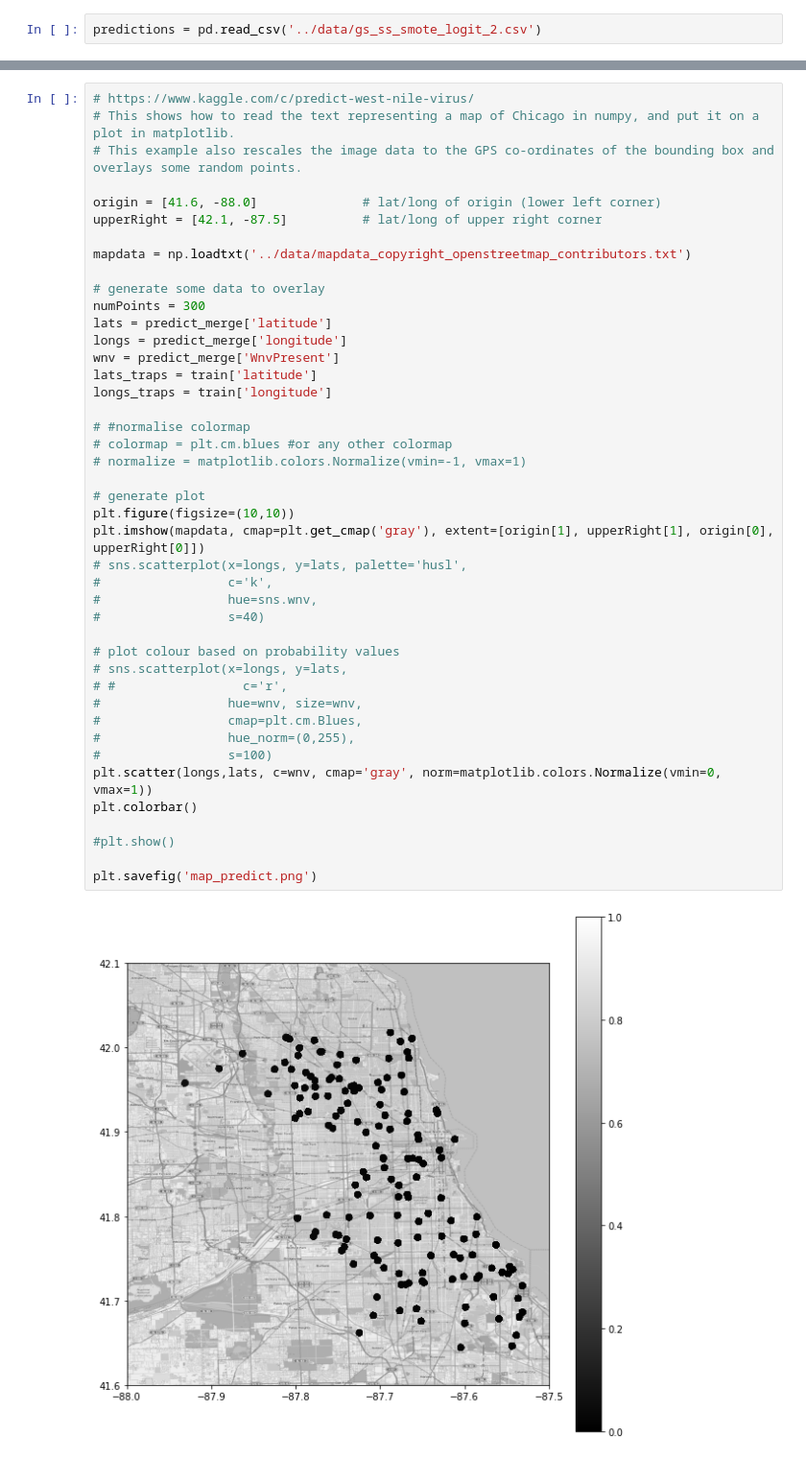
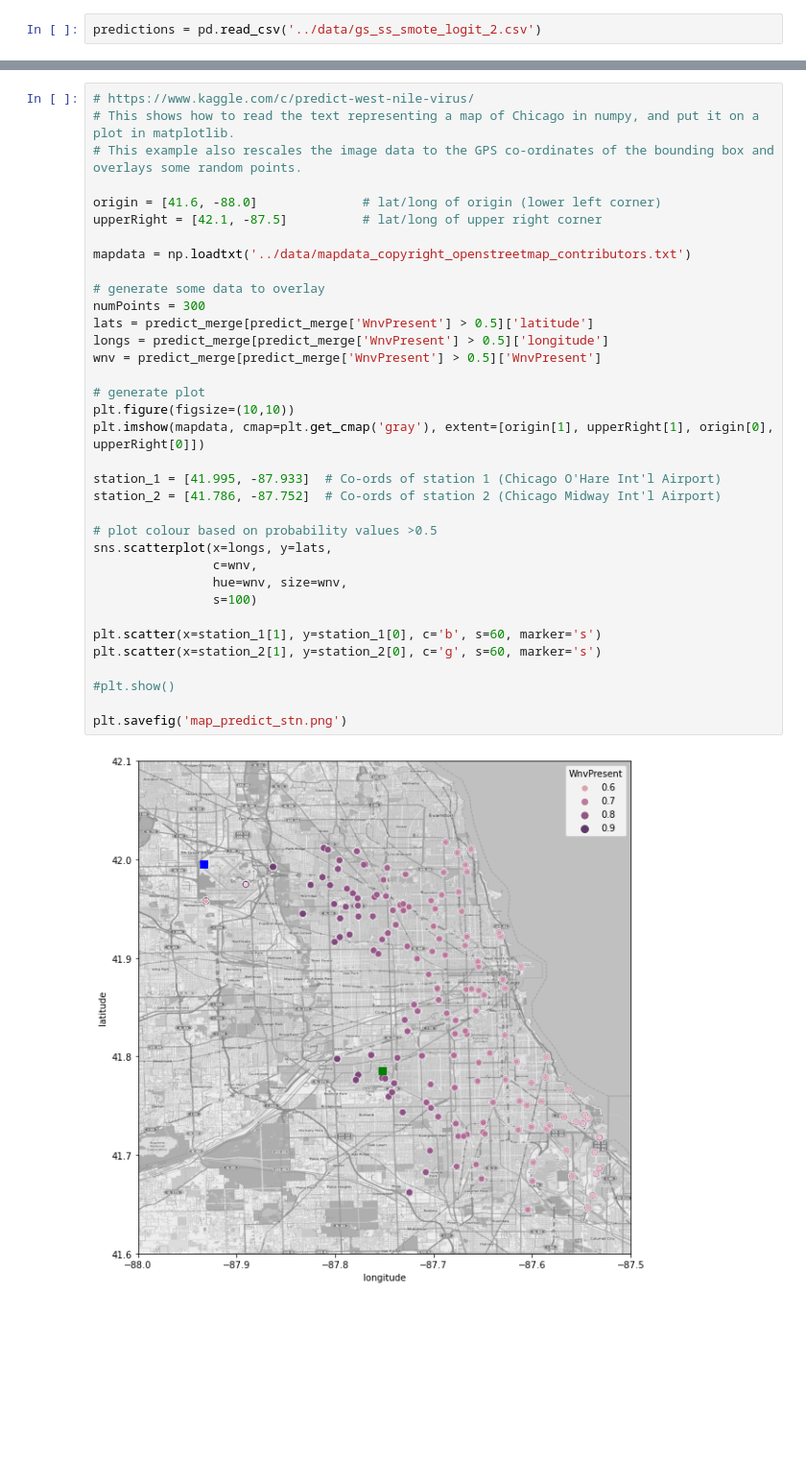
Before and after one commit to doscsy12/west-nile-virus, a Jupyter notebook: code/Preprocessing_model_tuning.ipynb, the cells around one changed output, grey strips where cells are left out. Shown at 96% size. Saved outputs shown, nothing was run; the diff lists cells and outputs as text; blank space fills up the shorter version.

```diff
--- a/code/Preprocessing_model_tuning.ipynb
+++ b/code/Preprocessing_model_tuning.ipynb
@@ -926,46 +1260,38 @@ predict_merge['longitude'].plot()
 # %%
 # https://www.kaggle.com/c/predict-west-nile-virus/
 # This shows how to read the text representing a map of Chicago in numpy, and put it on a plot in matplotlib.
 # This example also rescales the image data to the GPS co-ordinates of the bounding box and overlays some random points.
 
 origin = [41.6, -88.0]              # lat/long of origin (lower left corner)
 upperRight = [42.1, -87.5]          # lat/long of upper right corner
 
 mapdata = np.loadtxt('../data/mapdata_copyright_openstreetmap_contributors.txt')
 
 # generate some data to overlay
 numPoints = 300
-lats = predict_merge['latitude']
-longs = predict_merge['longitude']
-wnv = predict_merge['WnvPresent']
-lats_traps = train['latitude']
-longs_traps = train['longitude']
-
-# #normalise colormap
-# colormap = plt.cm.blues #or any other colormap
-# normalize = matplotlib.colors.Normalize(vmin=-1, vmax=1)
+lats = predict_merge[predict_merge['WnvPresent'] > 0.5]['latitude']
+longs = predict_merge[predict_merge['WnvPresent'] > 0.5]['longitude']
+wnv = predict_merge[predict_merge['WnvPresent'] > 0.5]['WnvPresent']
 
 # generate plot
 plt.figure(figsize=(10,10))
 plt.imshow(mapdata, cmap=plt.get_cmap('gray'), extent=[origin[1], upperRight[1], origin[0], upperRight[0]])
-# sns.scatterplot(x=longs, y=lats, palette='husl',
-#                 c='k',
-#                 hue=sns.wnv,
-#                 s=40)
 
-# plot colour based on probability values
-# sns.scatterplot(x=longs, y=lats,
-# #                 c='r',
-#                 hue=wnv, size=wnv,
-#                 cmap=plt.cm.Blues,
-#                 hue_norm=(0,255),
-#                 s=100)
-plt.scatter(longs,lats, c=wnv, cmap='gray', norm=matplotlib.colors.Normalize(vmin=0, vmax=1))
-plt.colorbar()
+station_1 = [41.995, -87.933]  # Co-ords of station 1 (Chicago O'Hare Int'l Airport)
+station_2 = [41.786, -87.752]  # Co-ords of station 2 (Chicago Midway Int'l Airport)
+
+# plot colour based on probability values >0.5
+sns.scatterplot(x=longs, y=lats,
+                c=wnv,
+                hue=wnv, size=wnv,
+                s=100)
+
+plt.scatter(x=station_1[1], y=station_1[0], c='b', s=60, marker='s')
+plt.scatter(x=station_2[1], y=station_2[0], c='g', s=60, marker='s')
 
 #plt.show()
 
-plt.savefig('map_predict.png')
+plt.savefig('map_predict_stn.png')
 # %% [output]
-[figure, old version]
+[figure, new version]
 # %% [markdown]
```
Also changed, not shown: parts of 101 cells of this notebook.
